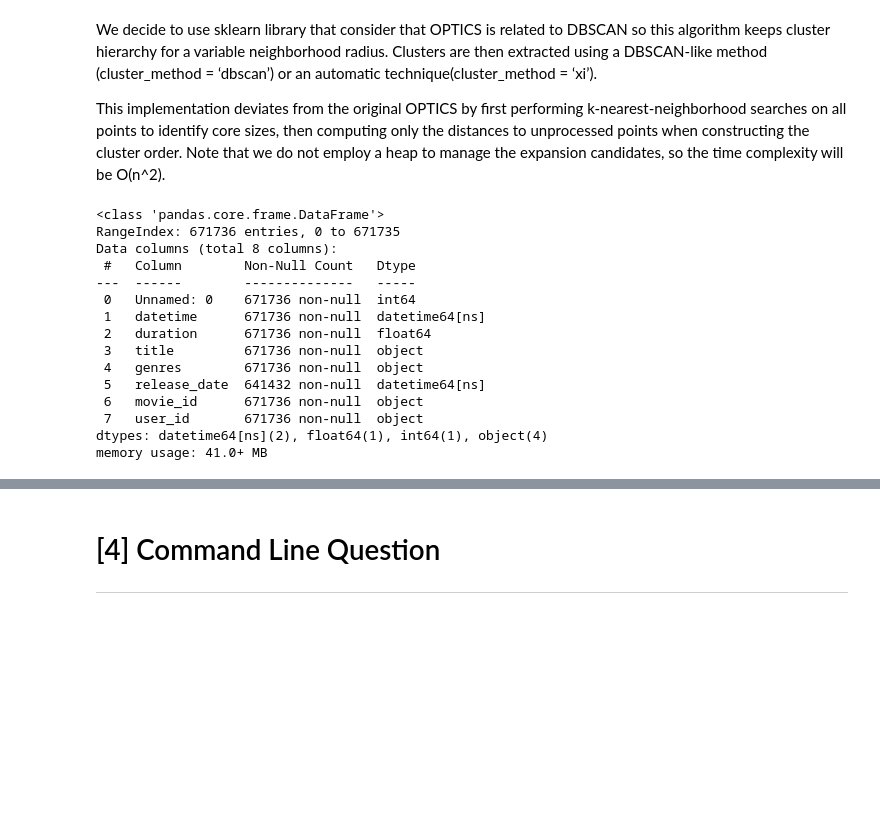
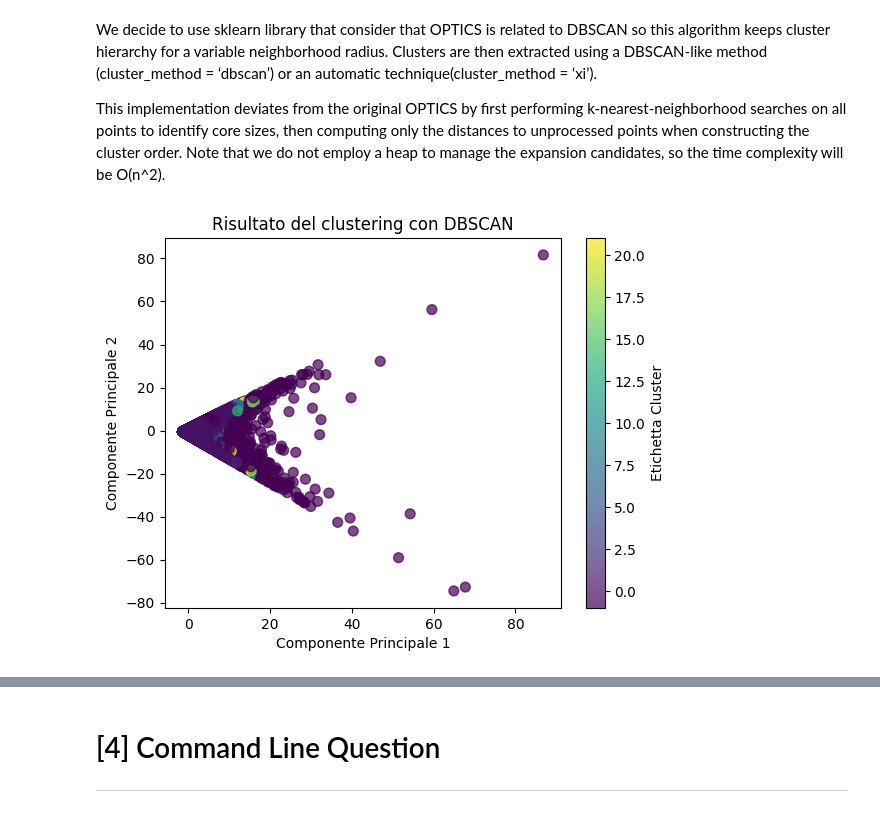
Before and after one commit to Ykanj/ADM-HW-4, a Jupyter notebook: main.ipynb, the cells around one changed output, grey strips where cells are left out. Cells and saved outputs as stored; diff of their text form; code cells hidden in the pictures; blank space fills up the shorter version.

```diff
--- a/main.ipynb
+++ b/main.ipynb
@@ -767,20 +767,0 @@ from sklearn.preprocessing import normalize, StandardScaler
-# %%
-df.datetime = pd.to_datetime(df.datetime)
-df.release_date = pd.to_datetime(df.release_date, errors='coerce')
-df.info()
-# %% [output]
-<class 'pandas.core.frame.DataFrame'>
-RangeIndex: 671736 entries, 0 to 671735
-Data columns (total 8 columns):
- #   Column        Non-Null Count   Dtype
----  ------        --------------   -----
- 0   Unnamed: 0    671736 non-null  int64
- 1   datetime      671736 non-null  datetime64[ns]
- 2   duration      671736 non-null  float64
- 3   title         671736 non-null  object
- 4   genres        671736 non-null  object
- 5   release_date  641432 non-null  datetime64[ns]
- 6   movie_id      671736 non-null  object
- 7   user_id       671736 non-null  object
-dtypes: datetime64[ns](2), float64(1), int64(1), object(4)
-memory usage: 41.0+ MB
@@ -789,0 +768,2 @@ df_scaled = scaler.fit_transform(df)
+# %%
+df = pd.read_csv('numeric_features_pca.csv')
@@ -789,0 +780,20 @@ df_scaled = scaler.fit_transform(df)
+# %%
+import matplotlib.pyplot as plt
+from sklearn.decomposition import PCA
+
+# Supponiamo che 'labels' sia l'array delle etichette di cluster assegnate da DBSCAN
+labels = DBSCAN(eps=0.5, min_samples=5).fit_predict(df)
+
+# Riduci la dimensionalità a due componenti principali per poter plottare i dati
+pca = PCA(n_components=2)
+components = pca.fit_transform(df)
+
+# Plotta i punti, colorandoli in base all'etichetta del cluster
+plt.scatter(components[:, 0], components[:, 1], c=labels, cmap='viridis', s=50, alpha=0.7)
+plt.title('Risultato del clustering con DBSCAN')
+plt.xlabel('Componente Principale 1')
+plt.ylabel('Componente Principale 2')
+plt.colorbar(label='Etichetta Cluster')
+plt.show()
+# %% [output]
+[figure, added]
```
Also changed, not shown: parts of 5 cells of this notebook, 1 other file.
